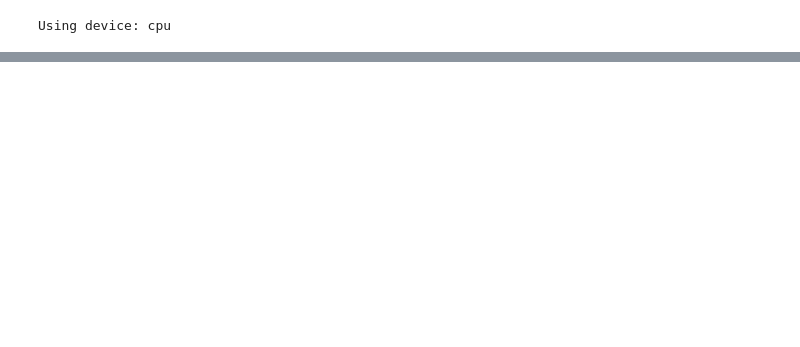
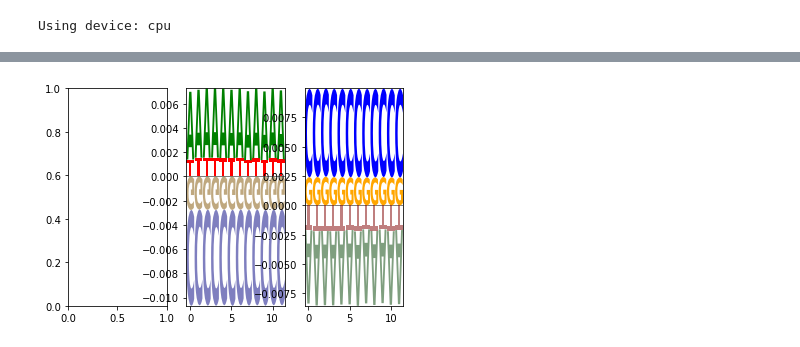
Before and after one commit to theislab/mubind, a Jupyter notebook: notebooks/13_scatac.ipynb, the cells around one changed output, grey strips where cells are left out. Cells and saved outputs as stored; diff of their text form; code cells hidden in the pictures; blank space fills up the shorter version.

```diff
--- a/notebooks/13_scatac.ipynb
+++ b/notebooks/13_scatac.ipynb
@@ -65,0 +191,10 @@ next_data = next_data.reindex(next_data[next_data.columns[:-1]].sum(axis=1).sort
+# %%
+model = mb.models.DinucSelex(use_dinuc=False, kernels=[0] + [w] * (n_kernels - 1),  n_rounds=n_rounds, enr_series=False).to(device)
+# %%
+for ki in range(n_kernels):
+    mb.tl.update_grad(model, ki, ki == 0)
+# %%
+optimiser = topti.Adam(model.parameters(), lr=0.01, weight_decay=0.001)
+criterion = mb.tl.PoissonLoss()
+# %%
+mb.tl.train_network(model, train, device, optimiser, criterion, num_epochs=500, early_stopping=5, log_each=1)
@@ -65,0 +230,4 @@ next_data = next_data.reindex(next_data[next_data.columns[:-1]].sum(axis=1).sort
+# %%
+mb.pl.conv_mono(model)
+# %% [output]
+[figure, added]
```
Also changed, not shown: parts of 23 cells of this notebook.
